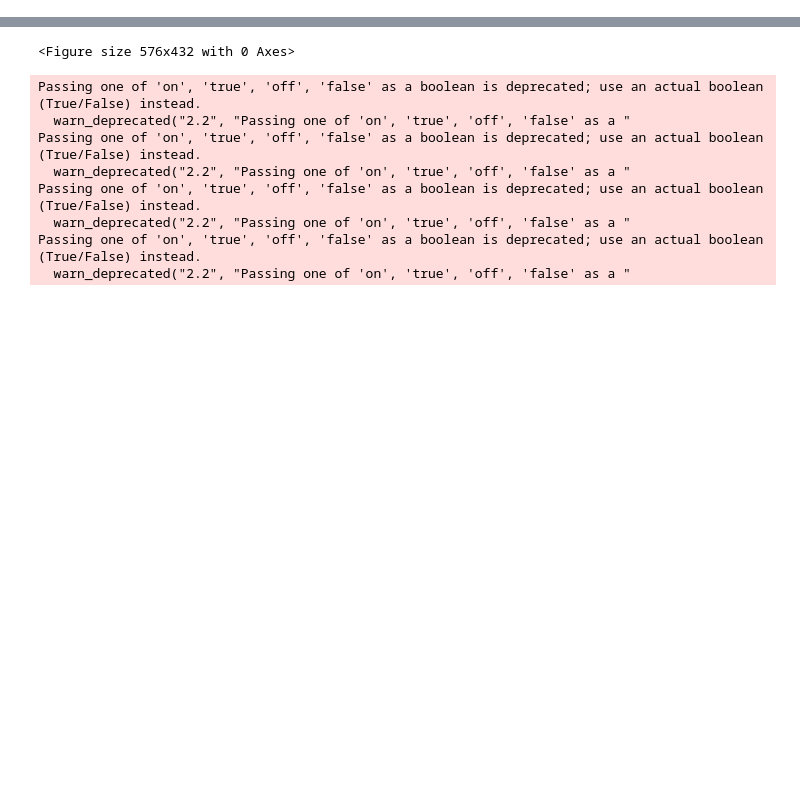
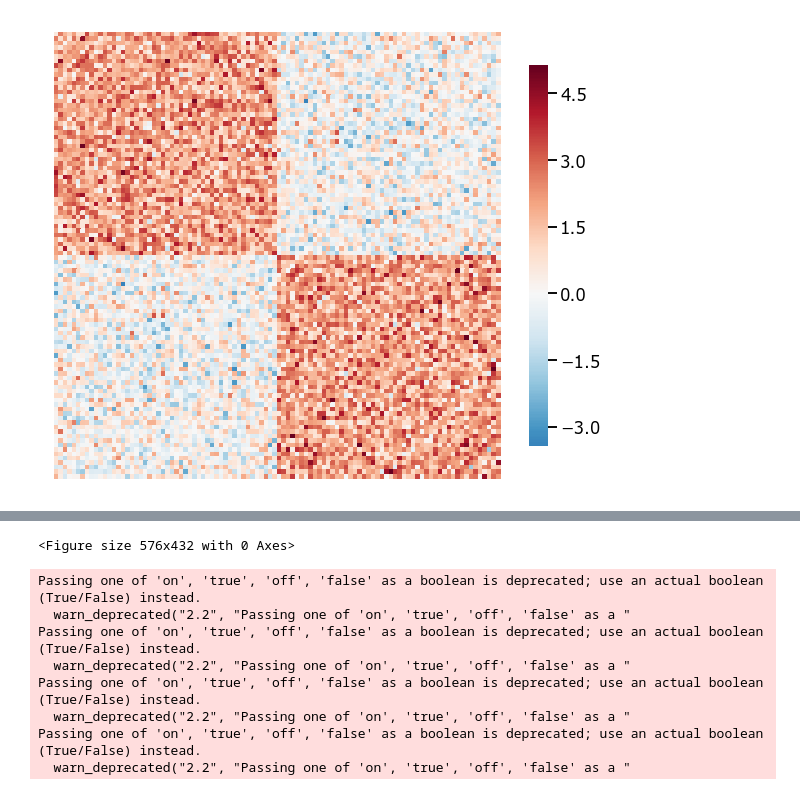
Before and after one commit to junhaobearxiong/graph_independence_test, a Jupyter notebook: notebooks/simulations/2019-03-13_simulation_plot_results.ipynb, the cells around one changed output, grey strips where cells are left out. Drawn from its saved outputs; the diff is of its cells as text; code cells hidden in the pictures; blank space fills up the shorter version.

```diff
--- a/notebooks/simulations/2019-03-13_simulation_plot_results.ipynb
+++ b/notebooks/simulations/2019-03-13_simulation_plot_results.ipynb
@@ -35,0 +36,9 @@ plt.savefig('../figures/sbm_diff_block2.png')
+# %%
+AL = np.array([[2, 0], [0, 2]])
+BL = np.array([[4, 2], [2, 4]])
+A, B = rho_gaussian_sbm(rho=0.1, k=np.array([50, 50]), AL=AL, BL=BL, n=100)
+# %%
+heatmap(A)
+plt.savefig('../../figures/sbm_gaussian1.png')
+# %% [output]
+[figure, added]
```
Also changed, not shown: parts of 25 cells of this notebook, 5 other files.
